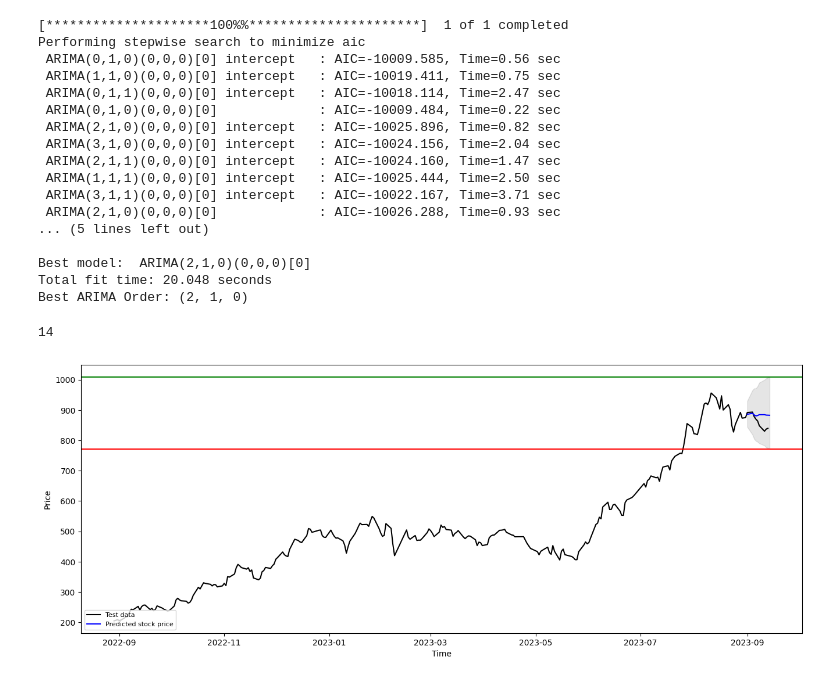
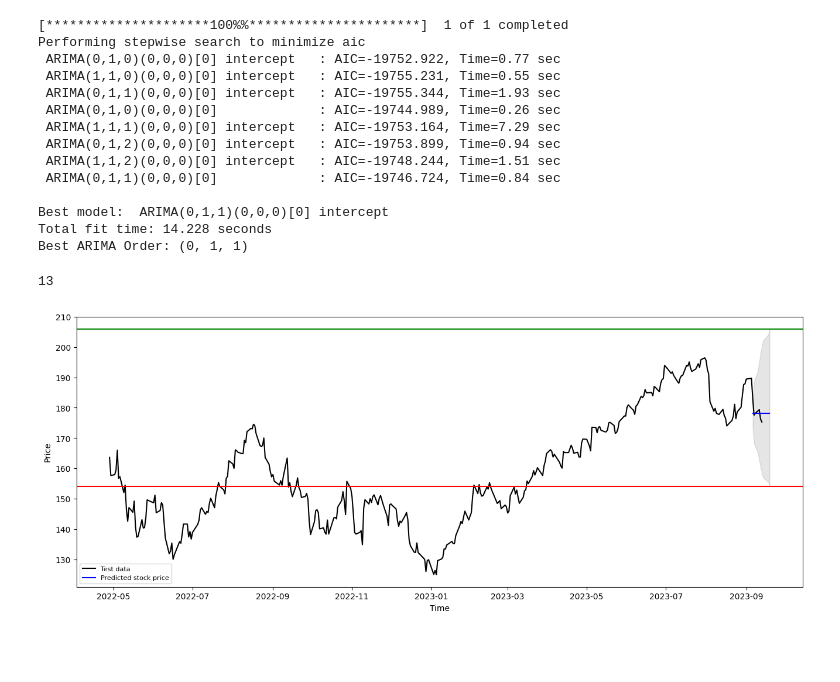
Before and after one commit to erendagasan/Eren-Dagasan-Personal, a Jupyter notebook: ARIMA SONNNNNNNNNNNNNNNNNNNNN.ipynb, the cells around one changed output. Drawn from its saved outputs; the diff is of its cells as text; code cells hidden in the pictures; blank space fills up the shorter version.

```diff
--- a/ARIMA SONNNNNNNNNNNNNNNNNNNNN.ipynb
+++ b/ARIMA SONNNNNNNNNNNNNNNNNNNNN.ipynb
@@ -37,7 +17,7 @@ from sklearn.metrics import mean_squared_error, mean_absolute_error
 import math
 import yfinance as yf
 
-stock = "PGSUS.IS"
+stock = "AAPL"
 
 dateparse = lambda dates: pd.datetime.strptime(dates, '%Y-%m-%d')
 stock_data = yf.download(stock, start="2006-01-01", end="2023-09-14")
@@ -64,66 +44,64 @@ print("Best ARIMA Order:", best_order)
 # %% [output]
 [*********************100%%**********************]  1 of 1 completed
 Performing stepwise search to minimize aic
- ARIMA(0,1,0)(0,0,0)[0] intercept   : AIC=-10009.585, Time=0.56 sec
- ARIMA(1,1,0)(0,0,0)[0] intercept   : AIC=-10019.411, Time=0.75 sec
- ARIMA(0,1,1)(0,0,0)[0] intercept   : AIC=-10018.114, Time=2.47 sec
- ARIMA(0,1,0)(0,0,0)[0]             : AIC=-10009.484, Time=0.22 sec
- ARIMA(2,1,0)(0,0,0)[0] intercept   : AIC=-10025.896, Time=0.82 sec
- ARIMA(3,1,0)(0,0,0)[0] intercept   : AIC=-10024.156, Time=2.04 sec
- ARIMA(2,1,1)(0,0,0)[0] intercept   : AIC=-10024.160, Time=1.47 sec
- ARIMA(1,1,1)(0,0,0)[0] intercept   : AIC=-10025.444, Time=2.50 sec
- ARIMA(3,1,1)(0,0,0)[0] intercept   : AIC=-10022.167, Time=3.71 sec
- ARIMA(2,1,0)(0,0,0)[0]             : AIC=-10026.288, Time=0.93 sec
-... (5 lines left out)
+ ARIMA(0,1,0)(0,0,0)[0] intercept   : AIC=-19752.922, Time=0.77 sec
+ ARIMA(1,1,0)(0,0,0)[0] intercept   : AIC=-19755.231, Time=0.55 sec
+ ARIMA(0,1,1)(0,0,0)[0] intercept   : AIC=-19755.344, Time=1.93 sec
+ ARIMA(0,1,0)(0,0,0)[0]             : AIC=-19744.989, Time=0.26 sec
+ ARIMA(1,1,1)(0,0,0)[0] intercept   : AIC=-19753.164, Time=7.29 sec
+ ARIMA(0,1,2)(0,0,0)[0] intercept   : AIC=-19753.899, Time=0.94 sec
+ ARIMA(1,1,2)(0,0,0)[0] intercept   : AIC=-19748.244, Time=1.51 sec
+ ARIMA(0,1,1)(0,0,0)[0]             : AIC=-19746.724, Time=0.84 sec
 
-Best model:  ARIMA(2,1,0)(0,0,0)[0]
-Total fit time: 20.048 seconds
-Best ARIMA Order: (2, 1, 0)
+Best model:  ARIMA(0,1,1)(0,0,0)[0] intercept
+Total fit time: 14.228 seconds
+Best ARIMA Order: (0, 1, 1)
 # %%
 from statsmodels.tsa.arima.model import ARIMA
 from datetime import datetime, timedelta
 
-start="2023-08-18"
-end="2023-09-01"
-print((pd.Timestamp(end)-pd.Timestamp(start)).days)
+start="2023-08-24"
+end="2023-09-07"
+print((pd.Timestamp(end)-pd.Timestamp(start)-pd.Timedelta(1)).days)
 
 stock_data = yf.download(stock, start=start, end=end, progress=False)
-new_date_index = stock_data.index + pd.Timedelta(days=(pd.Timestamp(end)-pd.Timestamp(start)).days)
+new_date_index = stock_data.index + pd.Timedelta(days=(pd.Timestamp(end)-pd.Timestamp(start)-pd.Timedelta(1)).days)
 model = ARIMA(np.log(stock_data["Close"]), order=best_order)
 fitted = model.fit()
 # %% [output]
-14
+13
 # %%
 forecast_results = fitted.get_forecast(steps=len(stock_data), alpha=0.05)
 
 fc = forecast_results.predicted_mean
 conf = forecast_results.conf_int()
 
 fc_series = pd.Series(fc, index=test_data.index)
 lower_series = pd.Series(conf.iloc[:, 0], index=test_data.index)
 upper_series = pd.Series(conf.iloc[:, 1], index=test_data.index)
 
 plt.figure(figsize=(16,6), dpi=100)
 # plt.plot(np.exp(train_data[3500:]), label='Training data', color="black")
-plt.plot(np.exp(test_data), color='black', label='Test data')
+plt.plot(np.exp(test_data[100:]), color='black', label='Test data')
 
 # plt.plot(test_data.index, np.exp(fc), color='orange', label='Predicted Stock Price')  # Convert back to original scale
 # plt.fill_between(test_data.index, np.exp(conf.iloc[:, 0]), np.exp(conf.iloc[:, 1]),
 #                  color='k', alpha=.10)
 
 # plt.plot(stock_data["Close"], color='red', label='Excluded stock data')
 
 plt.plot(new_date_index, np.exp(fc), color='blue', label='Predicted stock price')  # Convert back to original scale
 plt.fill_between(new_date_index, np.exp(conf.iloc[:, 0]), np.exp(conf.iloc[:, 1]),
                  color='k', alpha=.10)
 
 
 plt.axhline(np.exp(conf.iloc[:, 1].max()), color="green")
 plt.axhline(np.exp(conf.iloc[:, 0].min()), color="red")
 
 plt.xlabel('Time')
 plt.ylabel('Price')
+
 plt.legend(loc='lower left', fontsize=8)
 plt.show()
 # %% [output]
-[figure, old version]
+[figure, new version]
```
Also changed, not shown: parts of 3 cells of this notebook.
